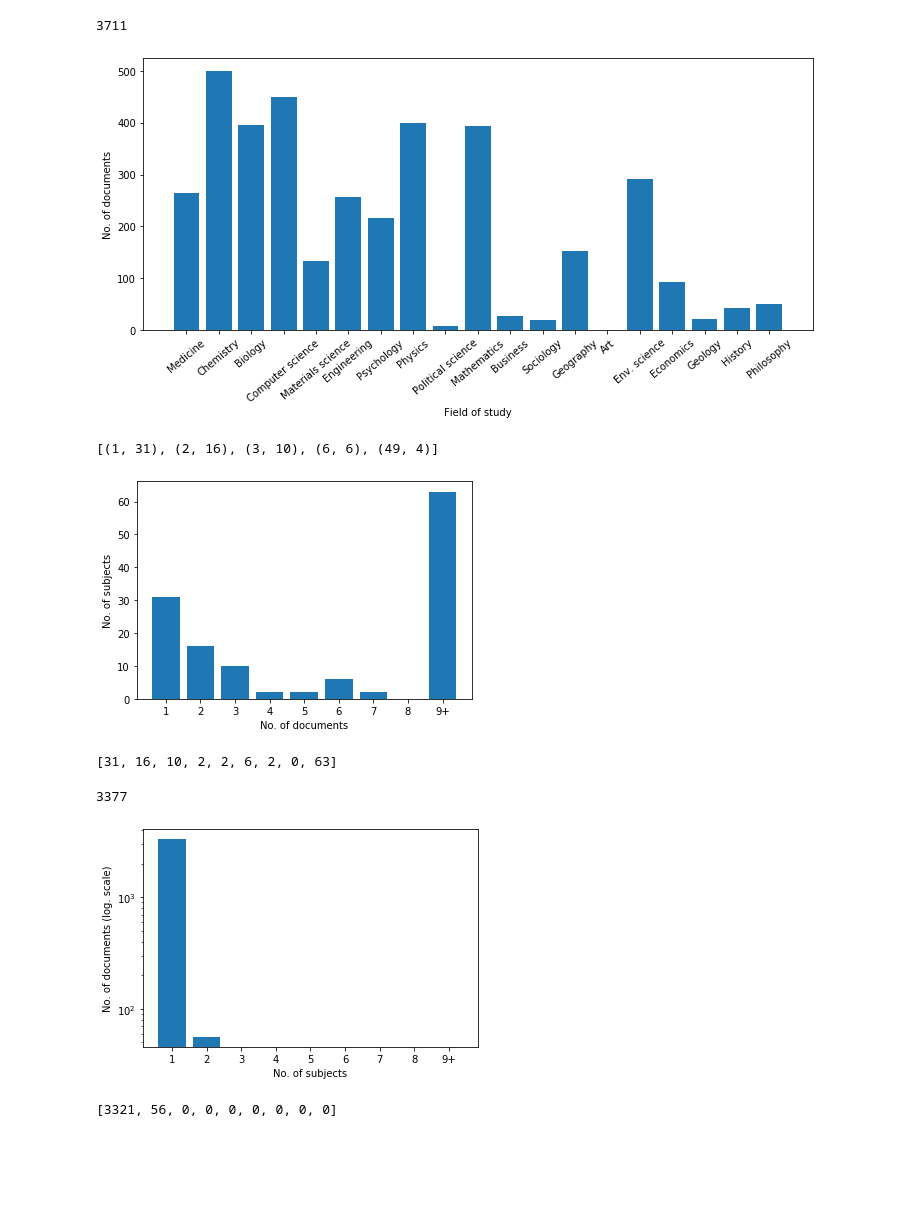
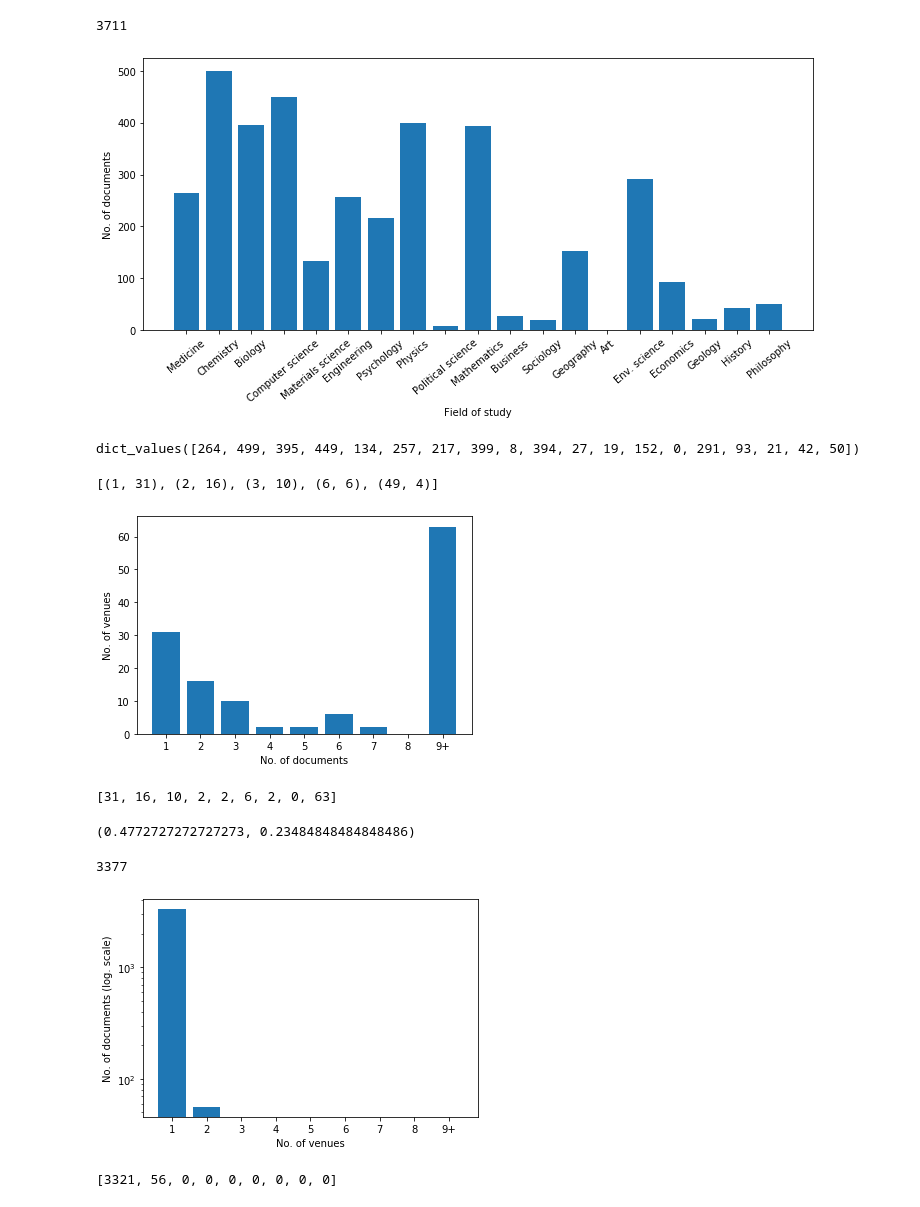
Before and after one commit to uni-carlosfranzreb/thesis_openalex, a Jupyter notebook: analysis/mapping_venues.ipynb, the cells around one changed output. Cells and saved outputs as stored; diff of their text form; code cells hidden in the pictures; blank space fills up the shorter version.

Commit message:
Remove cell and store figures

```diff
--- a/analysis/mapping_venues.ipynb
+++ b/analysis/mapping_venues.ipynb
@@ -72,8 +77,10 @@ plt.xticks(range(len(field_docs)), x, rotation=40)
 plt.xlabel('Field of study')
 plt.ylabel('No. of documents')
 plt.show()
+field_docs.values()
 # %% [output]
 [figure]
+dict_values([264, 499, 395, 449, 134, 257, 217, 399, 8, 394, 27, 19, 152, 0, 291, 93, 21, 42, 50])
 # %%
 docs_per_venue = Counter([len(v) for v in all_venues.values()])
 print(docs_per_venue.most_common(5))  # most common no. of documents per venue
@@ -82,17 +89,21 @@ print(docs_per_venue.most_common(5))  # most common no. of documents per venue
 # %%
 x = [str(i) for i in range(1, 10)]
 x[-1] += '+'
 y = [docs_per_venue[i] for i in range(1, 9)]
 y += [sum(docs_per_venue[i] for i in docs_per_venue if i >= 9)]
 plt.bar(range(1, 10), y)
 plt.xlabel('No. of documents')
-plt.ylabel('No. of subjects')
+plt.ylabel('No. of venues')
 plt.xticks(range(1, 10), x)
 plt.show()
 y
 # %% [output]
-[figure, old version]
+[figure, new version]
 [31, 16, 10, 2, 2, 6, 2, 0, 63]
+# %%
+63/sum(y), 31/sum(y)
+# %% [output]
+(0.4772727272727273, 0.23484848484848486)
 # %%
 docs = {}
 for venue in all_venues:
@@ -111,12 +122,12 @@ x[-1] += '+'
 y = [venues_per_doc[i] for i in range(1, 9)]
 y += [sum(venues_per_doc[i] for i in venues_per_doc if i >= 9)]
 plt.bar(range(1, 10), y)
-plt.xlabel('No. of subjects')
+plt.xlabel('No. of venues')
 plt.ylabel('No. of documents (log. scale)')
 plt.yscale('log')
 plt.xticks(range(1, 10), x)
 plt.show()
 y
 # %% [output]
-[figure, old version]
+[figure, new version]
 [3321, 56, 0, 0, 0, 0, 0, 0, 0]
```
Also changed, not shown: parts of 1 cell of this notebook, 3 other files.
